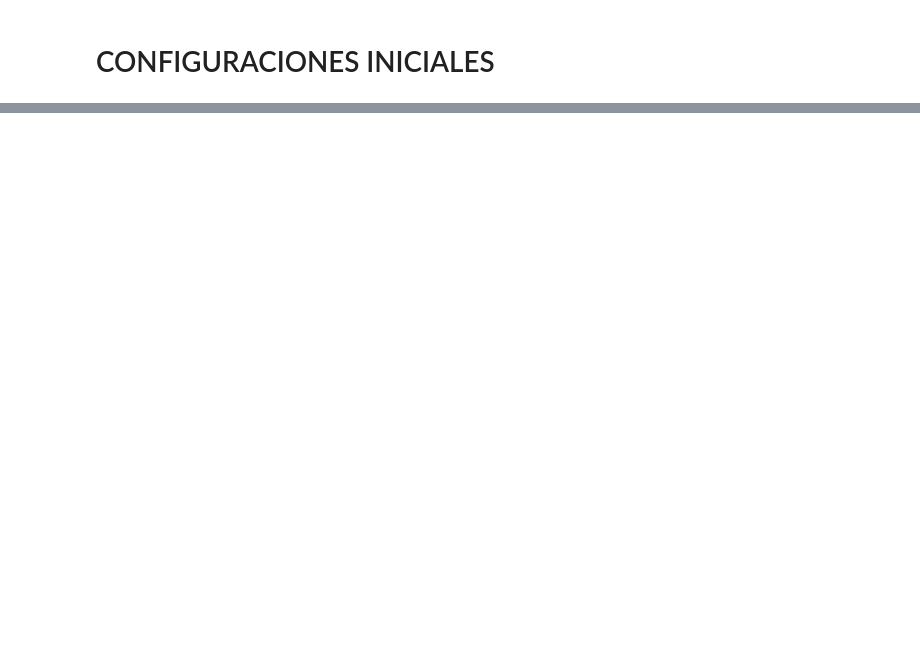
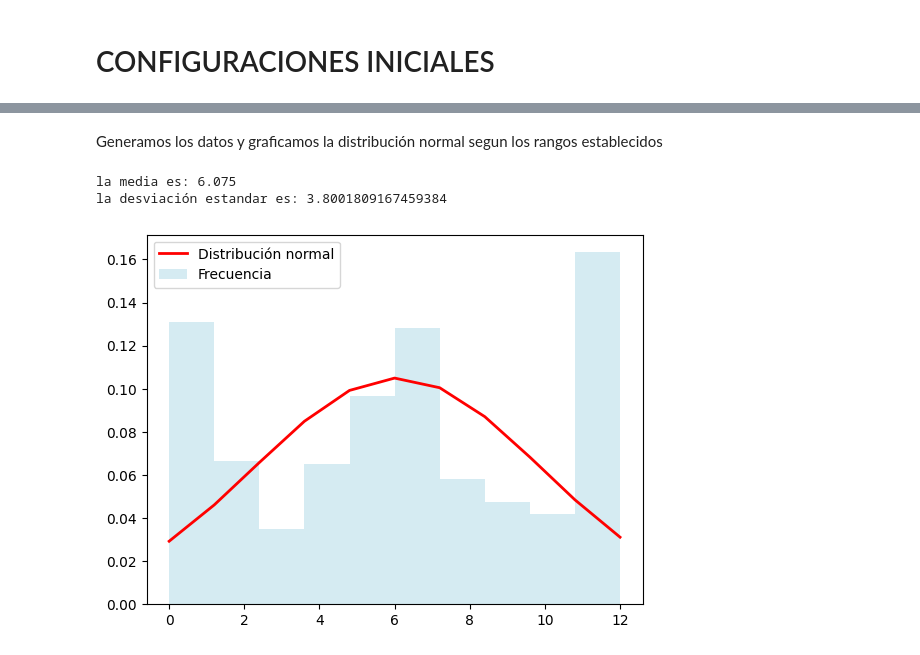
Before and after one commit to martinlacheski/integradorModSim2023, a Jupyter notebook: Notebook.ipynb, the cells around one changed output, grey strips where cells are left out. Saved outputs shown, nothing was run; the diff lists cells and outputs as text; code cells hidden in the pictures; blank space fills up the shorter version.

```diff
--- a/Notebook.ipynb
+++ b/Notebook.ipynb
@@ -395,0 +631,35 @@ la desviación estandar es: 2.8315366852647346
+# %% [markdown]
+Generamos los datos y graficamos la distribución normal segun los rangos establecidos
+# %%
+# Utilizamos los numeros aleatorios obtenidos por la congruencia fundamental
+datos = np.array(numeros_congruencia_rangos)
+
+# Calculamos la media y la desviación estándar
+mu = np.mean(datos)
+print(f"la media es: {mu}")
+sigma = np.std(datos)
+print(f"la desviación estandar es: {sigma}")
+
+# Creamos un rango de valores x para la distribución normal
+x = np.linspace(mu - 3*sigma, mu + 3*sigma, 100)
+
+# Calculamos la distribución normal para los valores x
+y = (1/(sigma * np.sqrt(2 * np.pi))) * np.exp(-0.5 * ((x - mu)/sigma)**2)
+
+# Creamos un histograma de los datos
+n, bins, patches = plt.hist(datos, bins=10, density=True, color='lightblue', alpha=0.5)
+
+# Creamos la curva de distribución normal
+plt.plot(bins, 1/(sigma * np.sqrt(2 * np.pi)) *
+         np.exp(- (bins - mu)**2 / (2 * sigma**2)),
+         linewidth=2, color='red')
+
+# Configurar la leyenda
+plt.legend(['Distribución normal', 'Frecuencia'])
+
+# Mostrar el gráfico
+plt.show()
+# %% [output]
+la media es: 6.075
+la desviación estandar es: 3.8001809167459384
+[figure, added]
```
Also changed, not shown: parts of 61 cells of this notebook, 16 other files.
